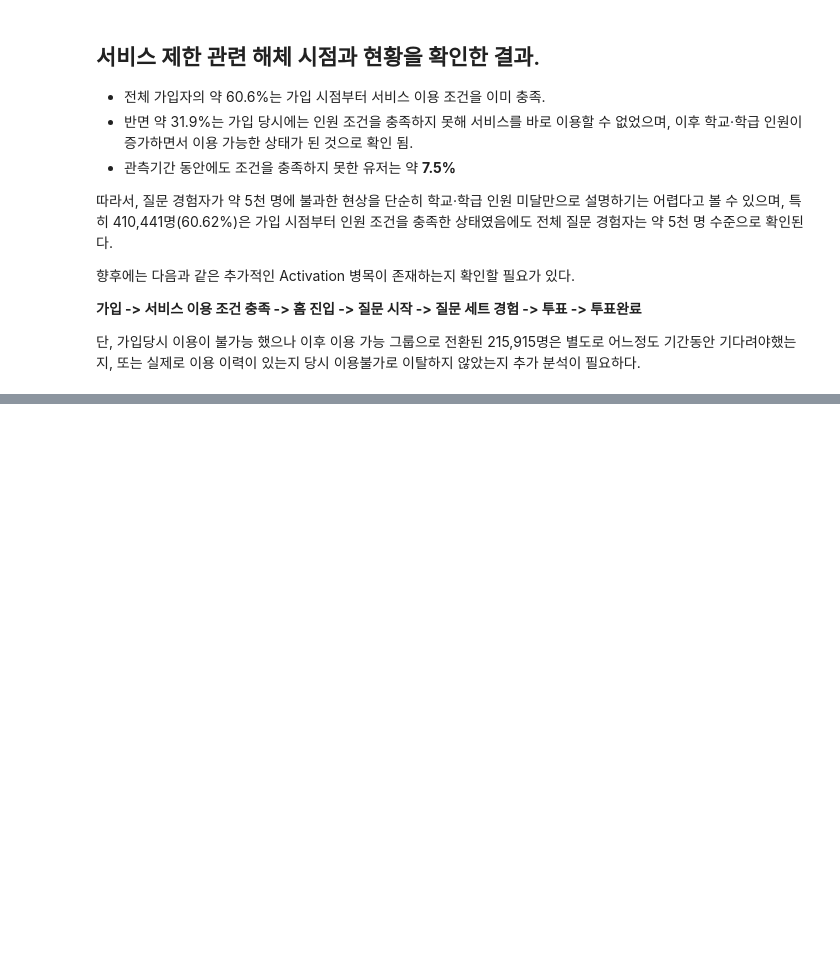
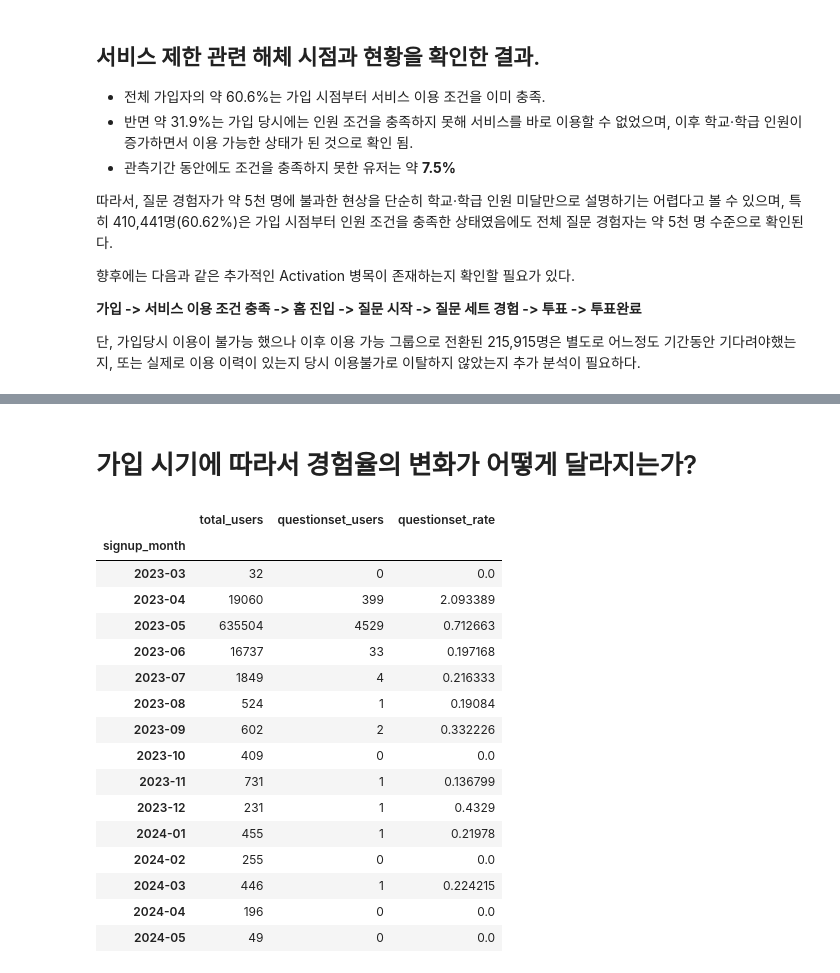
Before and after one commit to zoo-no-s/sns_service_analysis, a Jupyter notebook: notebooks/activation_analysis_kkw.ipynb, the cells around one changed output, grey strips where cells are left out. Drawn from its saved outputs; the diff is of its cells as text; code cells hidden in the pictures; blank space fills up the shorter version.

```diff
--- a/notebooks/activation_analysis_kkw.ipynb
+++ b/notebooks/activation_analysis_kkw.ipynb
@@ -349,0 +990,2 @@ print(f"관측기간 내 이용 불가: {status_count['unavailable']:,}명 ({sta
+# %%
+df['has_questionset'] = df['questionset_count'] > 0
@@ -349,0 +1116,38 @@ print(f"관측기간 내 이용 불가: {status_count['unavailable']:,}명 ({sta
+# %% [markdown]
+# 가입 시기에 따라서 경험율의 변화가 어떻게 달라지는가?
+# %%
+df['signup_month'] = df['signup_at'].dt.to_period('M')
+
+monthly_questionset = (
+    df.groupby('signup_month')
+    .agg(
+        total_users=('user_id', 'nunique'),
+        questionset_users=('has_questionset', 'sum')
+    )
+)
+
+monthly_questionset['questionset_rate'] = (
+    monthly_questionset['questionset_users']
+    / monthly_questionset['total_users']
+    * 100
+)
+
+monthly_questionset
+# %% [output]
+|  | total_users | questionset_users | questionset_rate |
+| signup_month |  |  |  |
+| 2023-03 | 32 | 0 | 0.0 |
+| 2023-04 | 19060 | 399 | 2.093389 |
+| 2023-05 | 635504 | 4529 | 0.712663 |
+| 2023-06 | 16737 | 33 | 0.197168 |
+| 2023-07 | 1849 | 4 | 0.216333 |
+| 2023-08 | 524 | 1 | 0.19084 |
+| 2023-09 | 602 | 2 | 0.332226 |
+| 2023-10 | 409 | 0 | 0.0 |
+| 2023-11 | 731 | 1 | 0.136799 |
+| 2023-12 | 231 | 1 | 0.4329 |
+| 2024-01 | 455 | 1 | 0.21978 |
+| 2024-02 | 255 | 0 | 0.0 |
+| 2024-03 | 446 | 1 | 0.224215 |
+| 2024-04 | 196 | 0 | 0.0 |
+| 2024-05 | 49 | 0 | 0.0 |
```
Also changed, not shown: parts of 92 cells of this notebook.
